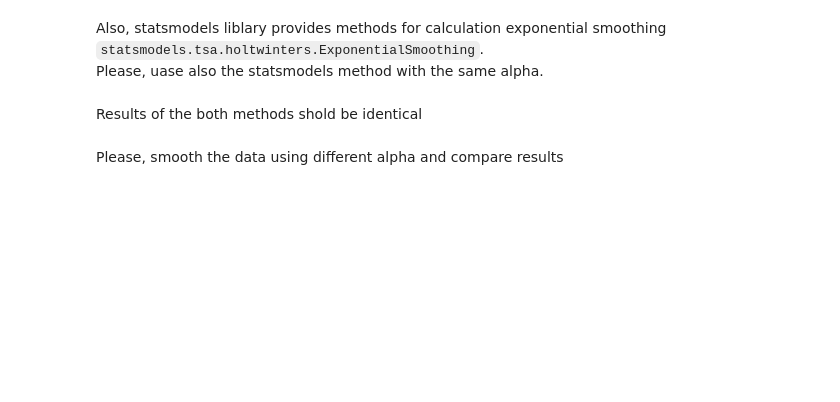
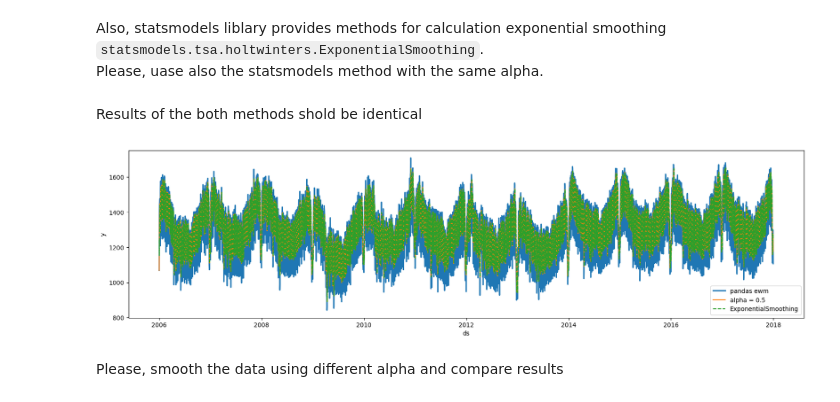
Before and after one commit to sunseek3r/ts_cource_practice, a Jupyter notebook: notebooks/practice1.ipynb, the cells around one changed output. Cells and saved outputs as stored; diff of their text form; code cells hidden in the pictures; blank space fills up the shorter version.

```diff
--- a/notebooks/practice1.ipynb
+++ b/notebooks/practice1.ipynb
@@ -105,3 +219,5 @@ Please, calculate exponential smoothing.
 # %%
 # your code here
 # df_exp = ...
+df_exp = df.ewm(alpha=0.5).mean()
+df_exp.head(10)
@@ -114,12 +240,20 @@ Please, uase also the statsmodels method with the same alpha.
+# %%
+# your code here
+# df_exp_statm = ...
+model = ExponentialSmoothing(df['y'], trend=None, seasonal=None)
+model = model.fit(smoothing_level=0.5)
+df_exp_statm = model.fittedvalues
 # %% [markdown]
 Results of the both methods shold be identical
 # %%
 plt.figure(figsize=(20, 5))
 plt.plot(df, linewidth=2, label='pandas ewm')
 plt.plot(df_exp, label='alpha = 0.5')
-plt.plot(df_exp_statm.level, "--", label='ExponentialSmoothing')
+plt.plot(df_exp_statm, "--", label='ExponentialSmoothing')
 plt.ylabel("y")
 plt.xlabel("ds")
 plt.legend();
+# %% [output]
+[figure, added]
 # %% [markdown]
 Please, smooth the data using different alpha and compare results
```
Also changed, not shown: parts of 37 cells of this notebook.
